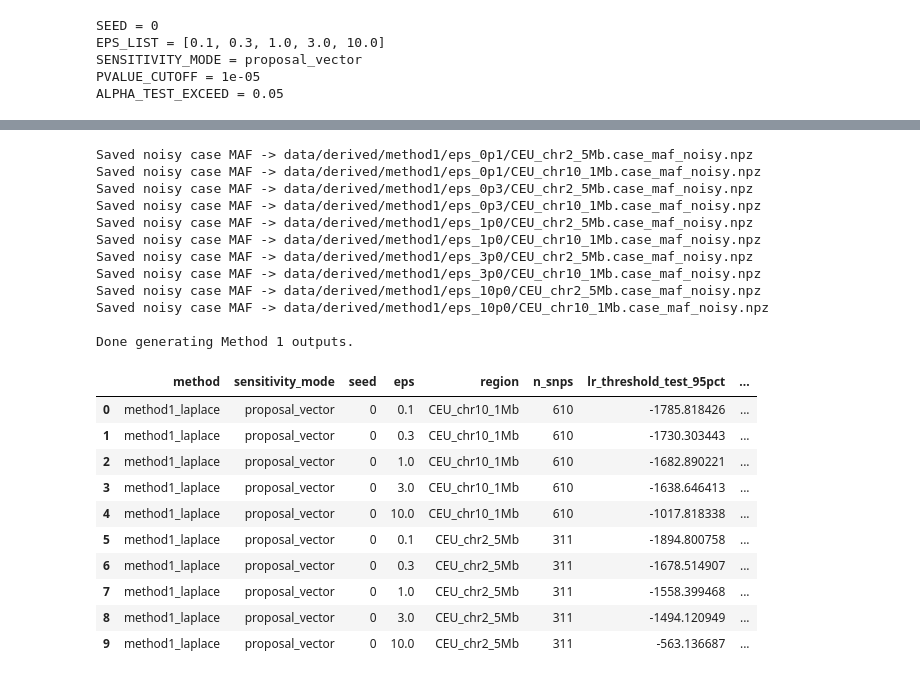
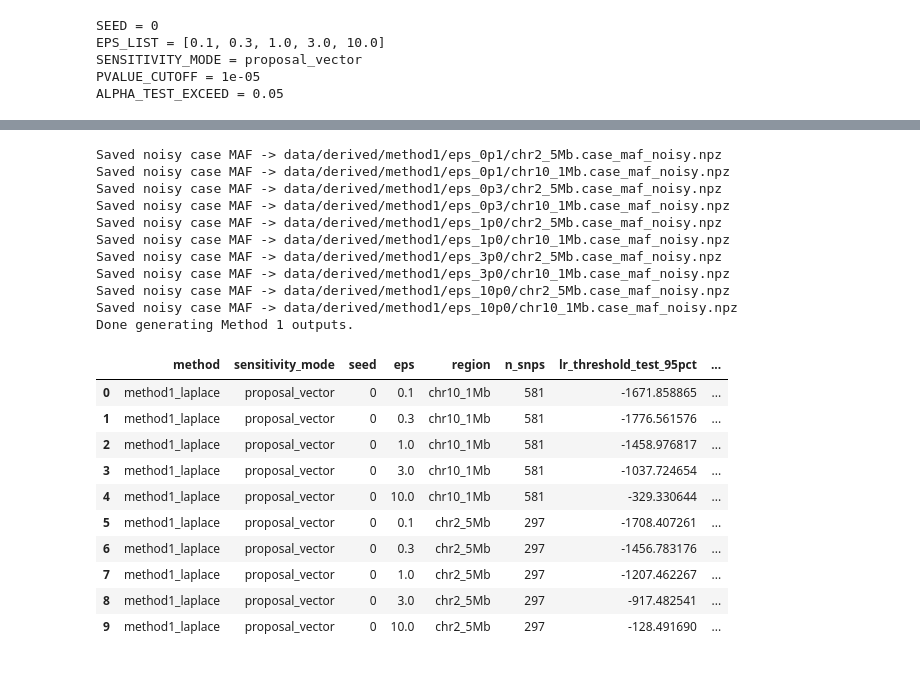
Before and after one commit to eylulssevinc/Privatization-for-GWAS-Genomic-Data-Sharing-COMP-430, a Jupyter notebook: src/mechanisms/method1_laplace.ipynb, the cells around one changed output, grey strips where cells are left out. Saved outputs shown, nothing was run; the diff lists cells and outputs as text; code cells hidden in the pictures.

```diff
--- a/src/mechanisms/method1_laplace.ipynb
+++ b/src/mechanisms/method1_laplace.ipynb
@@ -387,6 +745,5 @@ Baseline ready for regions: ['CEU_chr2_5Mb', 'CEU_chr10_1Mb']
 # %%
 def eps_dir(eps: float) -> Path:
-
     s = str(eps).replace(".", "p")
     return DERIVED_DIR / f"eps_{s}"
 
@@ -396,7 +753,7 @@ for eps in EPS_LIST:
     outdir = eps_dir(eps)
     outdir.mkdir(parents=True, exist_ok=True)
 
-    for region_name, b in baseline.items():
+    for region_tag, b in baseline.items():
         n_snps = b["n_snps"]
         called_case = b["called_case"]
         mac_case = b["mac_case"]
@@ -410,16 +767,23 @@ for eps in EPS_LIST:
             sensitivity_mode=SENSITIVITY_MODE
         )
         noisy_maf = postprocess_noisy_maf(noisy_mac, called_case)
+        noisy_mac_safe = noisy_counts_from_maf(noisy_maf, called_case)
 
-        out_path = outdir / f"{region_name}.case_maf_noisy.npz"
+        # Sanity checks after clipping
+        assert np.all((noisy_maf >= 0.0) & (noisy_maf <= 1.0))
+        assert np.all(noisy_mac_safe >= 0.0)
+        assert np.all(noisy_mac_safe <= (2.0 * called_case + 1e-6))
+
+        out_path = outdir / f"{region_tag}.case_maf_noisy.npz"
         np.savez_compressed(
             out_path,
-            region_name=region_name,
+            region_tag=region_tag,
             eps=eps,
             sensitivity_mode=SENSITIVITY_MODE,
             seed=SEED,
             noisy_mac=noisy_mac,
             noisy_maf=noisy_maf,
+            noisy_mac_safe=noisy_mac_safe,
             called_case=called_case,
             true_mac=mac_case,
             true_maf=maf_case,
@@ -427,26 +791,25 @@ for eps in EPS_LIST:
 
         all_outputs.append({
             "eps": eps,
-            "region": region_name,
+            "region": region_tag,
             "path": str(out_path),
             "n_snps": n_snps
         })
 
         print(f"Saved noisy case MAF -> {out_path.relative_to(PROJECT_ROOT)}")
 
-print("\nDone generating Method 1 outputs.")
+print("Done generating Method 1 outputs.")
 # %% [output]
-Saved noisy case MAF -> data/derived/method1/eps_0p1/CEU_chr2_5Mb.case_maf_noisy.npz
-Saved noisy case MAF -> data/derived/method1/eps_0p1/CEU_chr10_1Mb.case_maf_noisy.npz
-Saved noisy case MAF -> data/derived/method1/eps_0p3/CEU_chr2_5Mb.case_maf_noisy.npz
-Saved noisy case MAF -> data/derived/method1/eps_0p3/CEU_chr10_1Mb.case_maf_noisy.npz
-Saved noisy case MAF -> data/derived/method1/eps_1p0/CEU_chr2_5Mb.case_maf_noisy.npz
-Saved noisy case MAF -> data/derived/method1/eps_1p0/CEU_chr10_1Mb.case_maf_noisy.npz
-Saved noisy case MAF -> data/derived/method1/eps_3p0/CEU_chr2_5Mb.case_maf_noisy.npz
-Saved noisy case MAF -> data/derived/method1/eps_3p0/CEU_chr10_1Mb.case_maf_noisy.npz
-Saved noisy case MAF -> data/derived/method1/eps_10p0/CEU_chr2_5Mb.case_maf_noisy.npz
-Saved noisy case MAF -> data/derived/method1/eps_10p0/CEU_chr10_1Mb.case_maf_noisy.npz
-
+Saved noisy case MAF -> data/derived/method1/eps_0p1/chr2_5Mb.case_maf_noisy.npz
+Saved noisy case MAF -> data/derived/method1/eps_0p1/chr10_1Mb.case_maf_noisy.npz
+Saved noisy case MAF -> data/derived/method1/eps_0p3/chr2_5Mb.case_maf_noisy.npz
+Saved noisy case MAF -> data/derived/method1/eps_0p3/chr10_1Mb.case_maf_noisy.npz
+Saved noisy case MAF -> data/derived/method1/eps_1p0/chr2_5Mb.case_maf_noisy.npz
+Saved noisy case MAF -> data/derived/method1/eps_1p0/chr10_1Mb.case_maf_noisy.npz
+Saved noisy case MAF -> data/derived/method1/eps_3p0/chr2_5Mb.case_maf_noisy.npz
+Saved noisy case MAF -> data/derived/method1/eps_3p0/chr10_1Mb.case_maf_noisy.npz
+Saved noisy case MAF -> data/derived/method1/eps_10p0/chr2_5Mb.case_maf_noisy.npz
+Saved noisy case MAF -> data/derived/method1/eps_10p0/chr10_1Mb.case_maf_noisy.npz
 Done generating Method 1 outputs.
 # %%
 records = []
@@ -454,8 +817,9 @@ records = []
 for eps in EPS_LIST:
     outdir = eps_dir(eps)
 
-    for region_name, b in baseline.items():
-        G = b["G"]
+    for region_tag, b in baseline.items():
+        G_ceu = b["G_ceu"]
+        G_yri = b["G_yri"]
 
         # true control
         called_ctrl = b["called_ctrl"]
@@ -468,19 +832,19 @@ for eps in EPS_LIST:
         maf_case_true = b["maf_case"]
 
         # load noisy case
-        noisy_path = outdir / f"{region_name}.case_maf_noisy.npz"
+        noisy_path = outdir / f"{region_tag}.case_maf_noisy.npz"
         z = np.load(noisy_path, allow_pickle=True)
         maf_case_noisy = z["noisy_maf"]
-        mac_case_noisy = z["noisy_mac"]
+        mac_case_noisy = z["noisy_mac_safe"]
 
         # -------------------------
         # Privacy: LR power
         # -------------------------
-        cols_case = cohorts["case"]["indices_in_ceu_matrix"]
+        cols_case = cohorts["case"]["indices_in_yri_matrix"]
         cols_test = cohorts["test"]["indices_in_ceu_matrix"]
 
-        scores_case = lr_scores(G, cols_case, p_case=maf_case_noisy, p_ctrl=maf_ctrl)
-        scores_test = lr_scores(G, cols_test, p_case=maf_case_noisy, p_ctrl=maf_ctrl)
+        scores_case = lr_scores(G_yri, cols_case, p_case=maf_case_noisy, p_ctrl=maf_ctrl)
+        scores_test = lr_scores(G_ceu, cols_test, p_case=maf_case_noisy, p_ctrl=maf_ctrl)
 
         # threshold so only ~5% of test exceed
         thresh = float(np.quantile(scores_test, 1.0 - ALPHA_TEST_EXCEED))
@@ -490,44 +854,44 @@ for eps in EPS_LIST:
         # Utility: chi-square GWAS
         # true case vs control   AND noisy case vs control
         # -------------------------
         p_true = chisq_pvalues_case_vs_control(mac_case_true, called_case, mac_ctrl, called_ctrl)
         p_noisy = chisq_pvalues_case_vs_control(mac_case_noisy, called_case, mac_ctrl, called_ctrl)
 
         sig_true = p_true <= PVALUE_CUTOFF
         sig_noisy = p_noisy <= PVALUE_CUTOFF
         ov = overlap_metrics(sig_true, sig_noisy)
 
         rec = {
             "method": "method1_laplace",
             "sensitivity_mode": SENSITIVITY_MODE,
             "seed": SEED,
             "eps": float(eps),
-            "region": region_name,
+            "region": region_tag,
             "n_snps": int(b["n_snps"]),
             # privacy
             "lr_threshold_test_95pct": thresh,
             "lr_power_case_above_threshold": power,
             "lr_case_mean": float(np.mean(scores_case)),
             "lr_test_mean": float(np.mean(scores_test)),
             # utility overlap
             **ov
         }
         records.append(rec)
 
 df = pd.DataFrame(records).sort_values(["region", "eps"]).reset_index(drop=True)
 df
 # %% [output]
 |  | method | sensitivity_mode | seed | eps | region | n_snps | lr_threshold_test_95pct | ... |
-| 0 | method1_laplace | proposal_vector | 0 | 0.1 | CEU_chr10_1Mb | 610 | -1785.818426 | ... |
-| 1 | method1_laplace | proposal_vector | 0 | 0.3 | CEU_chr10_1Mb | 610 | -1730.303443 | ... |
-| 2 | method1_laplace | proposal_vector | 0 | 1.0 | CEU_chr10_1Mb | 610 | -1682.890221 | ... |
-| 3 | method1_laplace | proposal_vector | 0 | 3.0 | CEU_chr10_1Mb | 610 | -1638.646413 | ... |
-| 4 | method1_laplace | proposal_vector | 0 | 10.0 | CEU_chr10_1Mb | 610 | -1017.818338 | ... |
-| 5 | method1_laplace | proposal_vector | 0 | 0.1 | CEU_chr2_5Mb | 311 | -1894.800758 | ... |
-| 6 | method1_laplace | proposal_vector | 0 | 0.3 | CEU_chr2_5Mb | 311 | -1678.514907 | ... |
-| 7 | method1_laplace | proposal_vector | 0 | 1.0 | CEU_chr2_5Mb | 311 | -1558.399468 | ... |
-| 8 | method1_laplace | proposal_vector | 0 | 3.0 | CEU_chr2_5Mb | 311 | -1494.120949 | ... |
-| 9 | method1_laplace | proposal_vector | 0 | 10.0 | CEU_chr2_5Mb | 311 | -563.136687 | ... |
+| 0 | method1_laplace | proposal_vector | 0 | 0.1 | chr10_1Mb | 581 | -1671.858865 | ... |
+| 1 | method1_laplace | proposal_vector | 0 | 0.3 | chr10_1Mb | 581 | -1776.561576 | ... |
+| 2 | method1_laplace | proposal_vector | 0 | 1.0 | chr10_1Mb | 581 | -1458.976817 | ... |
+| 3 | method1_laplace | proposal_vector | 0 | 3.0 | chr10_1Mb | 581 | -1037.724654 | ... |
+| 4 | method1_laplace | proposal_vector | 0 | 10.0 | chr10_1Mb | 581 | -329.330644 | ... |
+| 5 | method1_laplace | proposal_vector | 0 | 0.1 | chr2_5Mb | 297 | -1708.407261 | ... |
+| 6 | method1_laplace | proposal_vector | 0 | 0.3 | chr2_5Mb | 297 | -1456.783176 | ... |
+| 7 | method1_laplace | proposal_vector | 0 | 1.0 | chr2_5Mb | 297 | -1207.462267 | ... |
+| 8 | method1_laplace | proposal_vector | 0 | 3.0 | chr2_5Mb | 297 | -917.482541 | ... |
+| 9 | method1_laplace | proposal_vector | 0 | 10.0 | chr2_5Mb | 297 | -128.491690 | ... |
 # %%
 # Save summary table
 summary_csv = TABLE_DIR / "method1_summary.csv"
```
Also changed, not shown: parts of 10 cells of this notebook, 7 other files.
